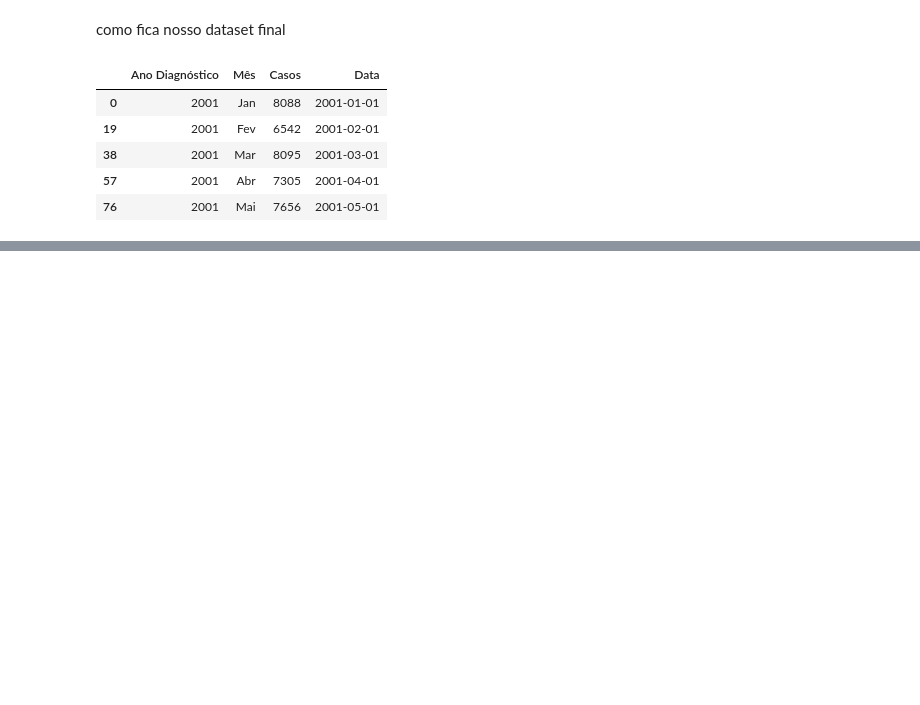
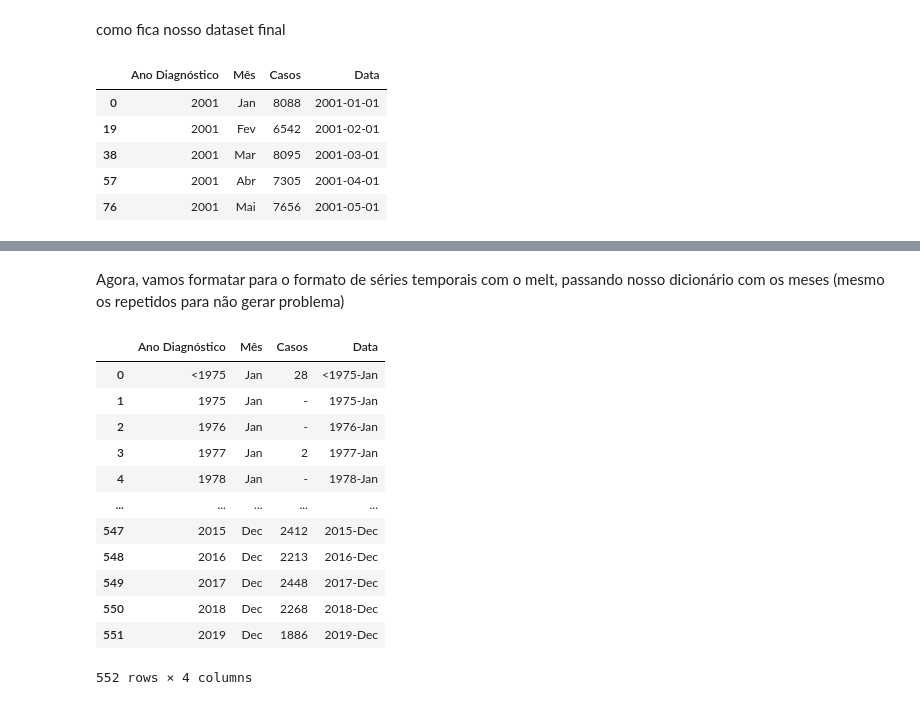
Before and after one commit to MatheusOrange211/Bootcamp-Alura, a Jupyter notebook: SERIES_TEMPORAIS.ipynb, the cells around one changed output, grey strips where cells are left out. Cells and saved outputs as stored; diff of their text form; code cells hidden in the pictures; blank space fills up the shorter version.

```diff
--- a/SERIES_TEMPORAIS.ipynb
+++ b/SERIES_TEMPORAIS.ipynb
@@ -258,0 +319,24 @@ dados_st_solucao.head()
+# %% [markdown]
+Agora, vamos formatar para o formato de séries temporais com o melt, passando nosso dicionário com os meses (mesmo os repetidos para não gerar problema)
+# %%
+meses_convertidos = {"Jan":"Jan","Fev":"Feb","Mar":"Mar","Abr":"Apr",
+                     "Mai":"May","Jun":"Jun","Jul":"Jul","Ago":"Aug",
+                     "Set":"Sep","Out":"Oct","Nov":"Nov","Dez":"Dec"}
+dados_hanseniase = dados_hanseniase.melt(id_vars="Ano Diagnóstico",value_name="Casos",var_name="Mês")
+dados_hanseniase["Mês"] = dados_hanseniase["Mês"].map(meses_convertidos)
+dados_hanseniase["Data"] = dados_hanseniase["Ano Diagnóstico"] +"-"+ dados_hanseniase["Mês"]
+dados_hanseniase
+# %% [output]
+|  | Ano Diagnóstico | Mês | Casos | Data |
+| 0 | <1975 | Jan | 28 | <1975-Jan |
+| 1 | 1975 | Jan | - | 1975-Jan |
+| 2 | 1976 | Jan | - | 1976-Jan |
+| 3 | 1977 | Jan | 2 | 1977-Jan |
+| 4 | 1978 | Jan | - | 1978-Jan |
+| ... | ... | ... | ... | ... |
+| 547 | 2015 | Dec | 2412 | 2015-Dec |
+| 548 | 2016 | Dec | 2213 | 2016-Dec |
+| 549 | 2017 | Dec | 2448 | 2017-Dec |
+| 550 | 2018 | Dec | 2268 | 2018-Dec |
+| 551 | 2019 | Dec | 1886 | 2019-Dec |
+552 rows × 4 columns
```
Also changed, not shown: parts of 21 cells of this notebook.
